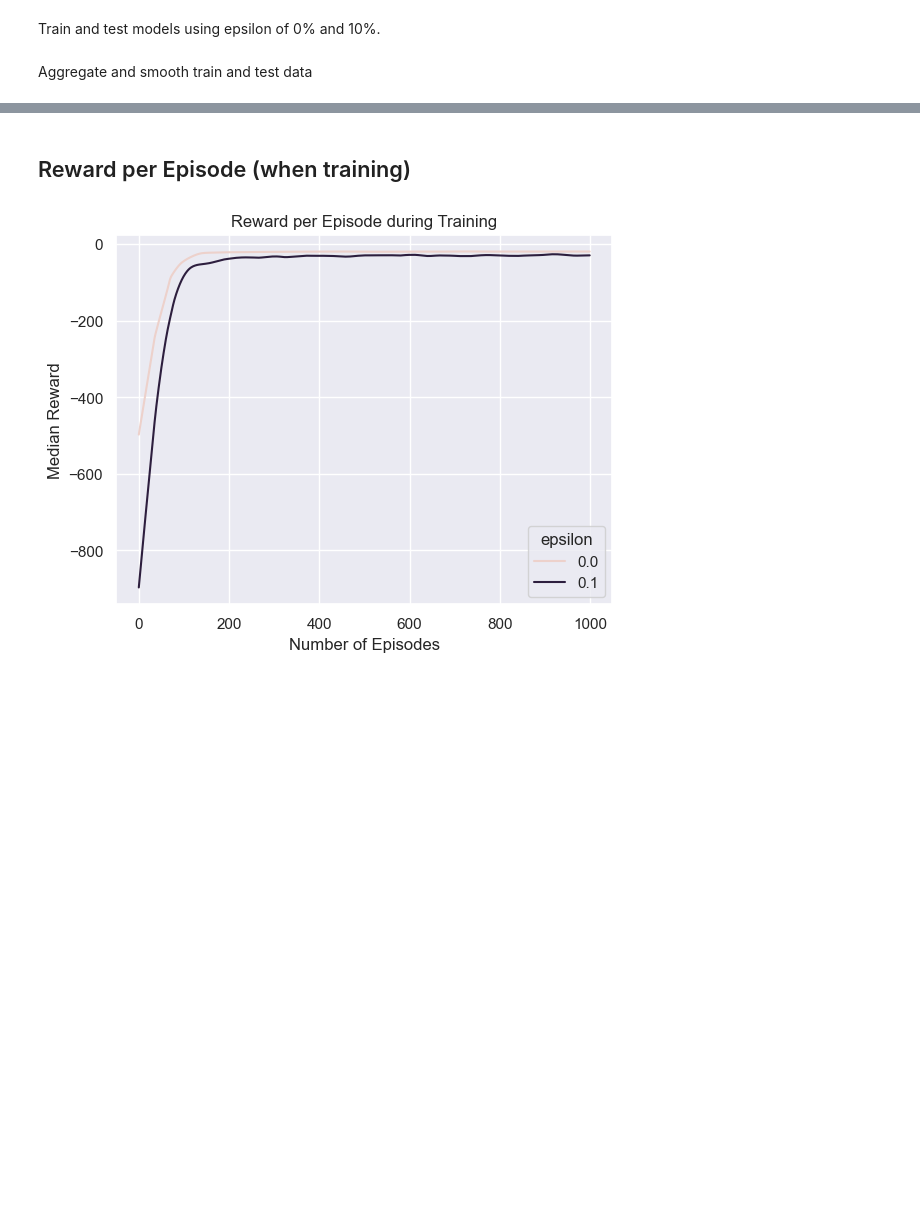
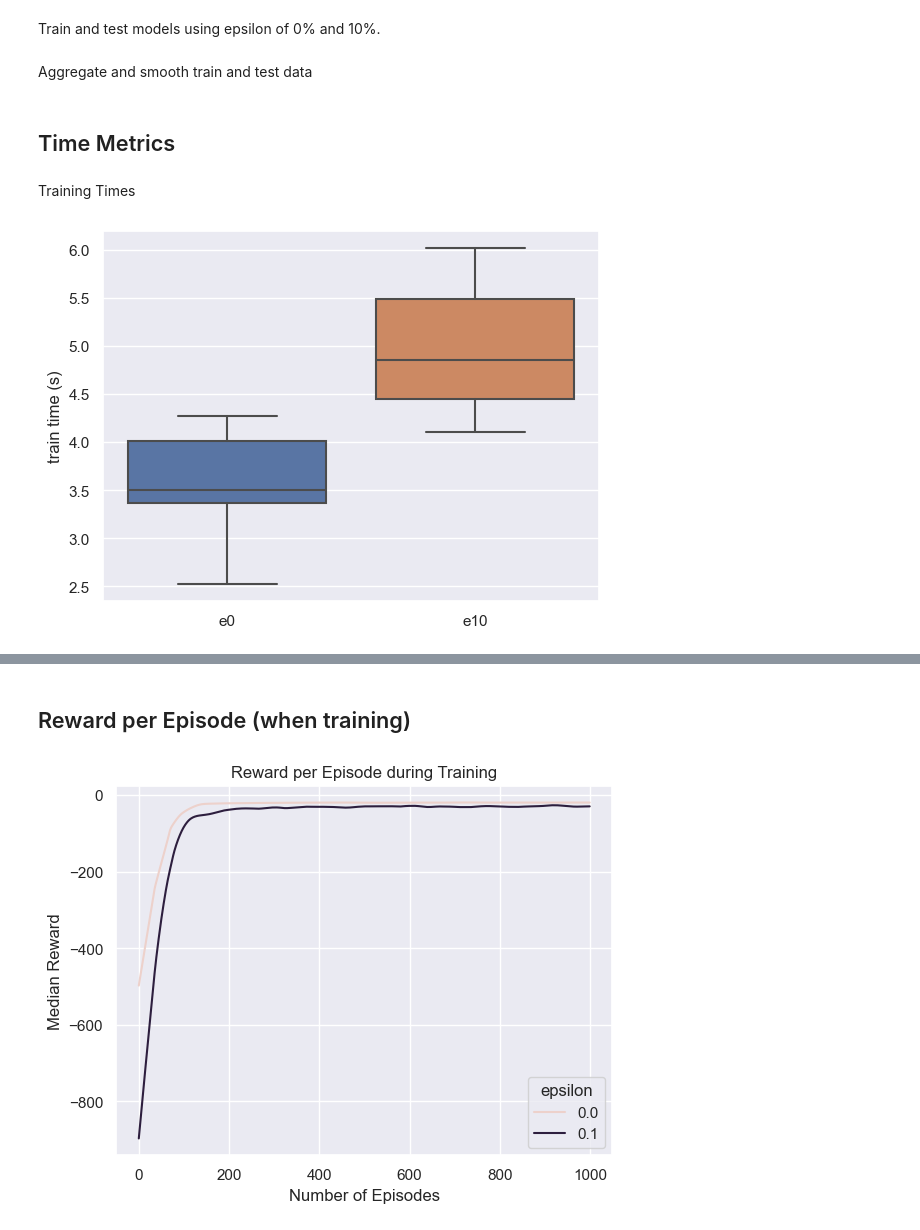
Before and after one commit to lukiwieser/racetrack, a Jupyter notebook: model_analysis.ipynb, the cells around one changed output, grey strips where cells are left out. Saved outputs shown, nothing was run; the diff lists cells and outputs as text; code cells hidden in the pictures; blank space fills up the shorter version.

Commit message:
Add train & test times to notebook

```diff
--- a/model_analysis.ipynb
+++ b/model_analysis.ipynb
@@ -45,7 +45,7 @@ def get_reward_of_episode(episode: list[tuple[State, Action, int]]) -> int:
         total_reward += reward
     return total_reward
 # %%
-def simulate_train(track: np.ndarray, epsilon: float, n_models: int = 10, n_episodes: int = 1000) -> tuple[pd.DataFrame, list[ModelRLMC]]:
+def simulate_train(track: np.ndarray, epsilon: float, n_models: int = 10, n_episodes: int = 1000) -> tuple[pd.DataFrame, np.ndarray, list[ModelRLMC]]:
     """
     Trains multiple models, and collect statistics of their games
     """
@@ -77,5 +77,5 @@ def simulate_train(track: np.ndarray, epsilon: float, n_models: int = 10, n_epis
 
     df = pd.DataFrame(stats_per_game_and_model, columns=["n_model","n_games","n_steps","reward"])
     df["epsilon"] = epsilon
-    return df, models
+    return df, train_times, models
 # %%
@@ -139,6 +143,6 @@ track = RacetrackList.get_track(0)
 # %% [markdown]
 Train and test models using epsilon of 0% and 10%.
 # %%
-stats_train_e0, models_e0 = simulate_train(track, epsilon=0)
-stats_train_e10, models_e10 = simulate_train(track, epsilon=0.1)
+stats_train_e0, train_times_e0, models_e0 = simulate_train(track, epsilon=0)
+stats_train_e10, train_times_e10, models_e10 = simulate_train(track, epsilon=0.1)
 # %%
@@ -162,3 +166,12 @@ with warnings.catch_warnings():
     stats_train = lowess_grouped(stats_train, y_name=("reward","median"), x_name=("n_games",""), group_name="epsilon", frac=0.07)
     stats_train = lowess_grouped(stats_train, y_name=("reward","min"), x_name=("n_games",""), group_name="epsilon", frac=0.07)
     stats_train = lowess_grouped(stats_train, y_name=("reward","max"), x_name=("n_games",""), group_name="epsilon", frac=0.07)
+# %% [markdown]
+## Time Metrics
+# %% [markdown]
+Training Times
+# %%
+train_times = pd.DataFrame({"e0": train_times_e0, "e10": train_times_e10})
+sns.boxplot(train_times).set(ylabel="train time (s)");
+# %% [output]
+[figure, added]
```
Also changed, not shown: parts of 3 cells of this notebook.
